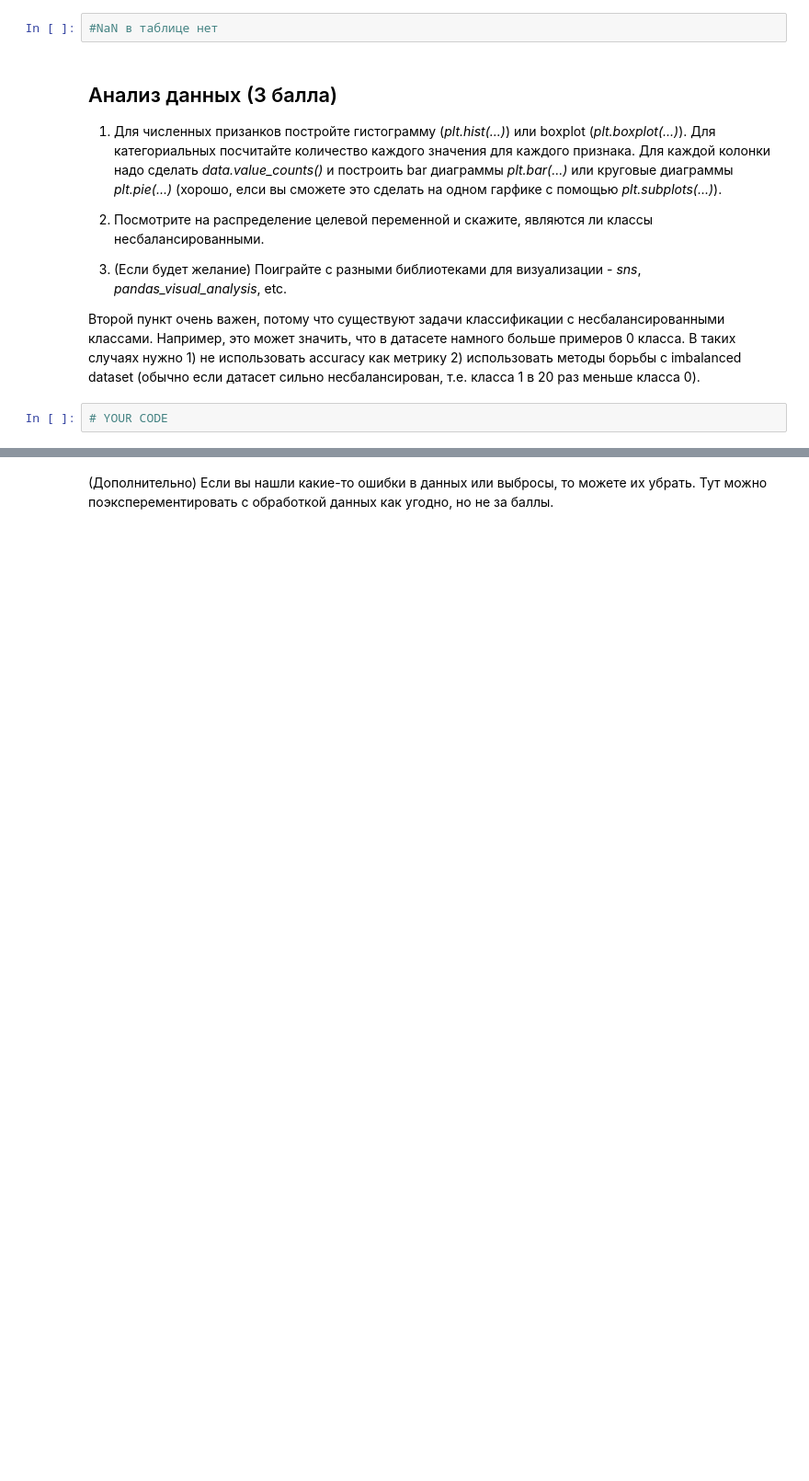
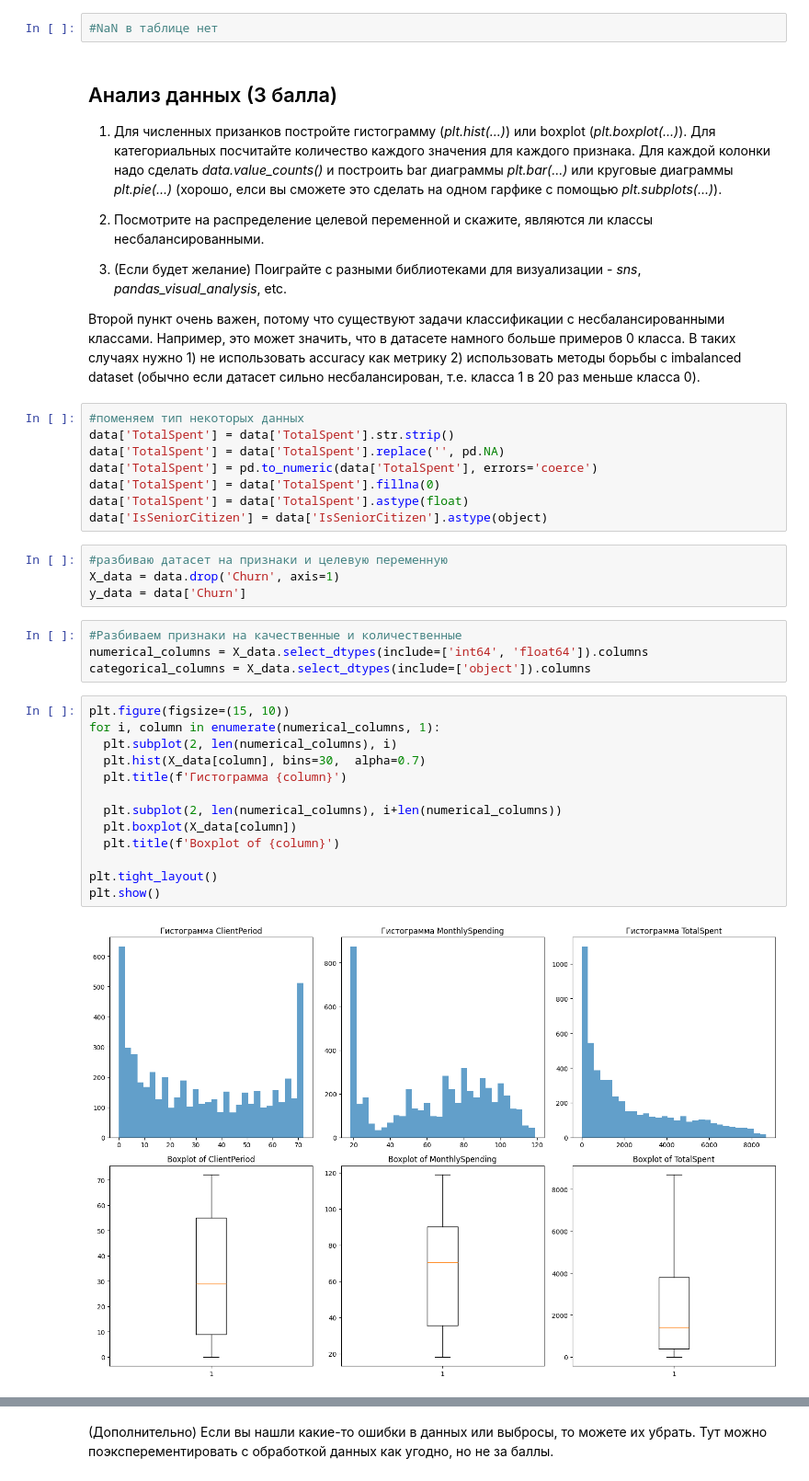
Before and after one commit to k-gorbenko/-DLS, a Jupyter notebook: week_03_composition_model_selection/Homework/hw_3_kaggle.ipynb, the cells around one changed output, grey strips where cells are left out. Shown at 92% size. Cells and saved outputs as stored; diff of their text form; blank space fills up the shorter version.

```diff
--- a/week_03_composition_model_selection/Homework/hw_3_kaggle.ipynb
+++ b/week_03_composition_model_selection/Homework/hw_3_kaggle.ipynb
@@ -213,5 +213,34 @@ dtype: int64
 3) (Если будет желание) Поиграйте с разными библиотеками для визуализации - *sns*, *pandas_visual_analysis*, etc.
 
 Второй пункт очень важен, потому что существуют задачи классификации с несбалансированными классами. Например, это может значить, что в датасете намного больше примеров 0 класса. В таких случаях нужно 1) не использовать accuracy как метрику 2) использовать методы борьбы с imbalanced dataset (обычно если датасет сильно несбалансирован, т.е. класса 1 в 20 раз меньше класса 0).
-# %%
-# YOUR CODE
+# %%
+#поменяем тип некоторых данных
+data['TotalSpent'] = data['TotalSpent'].str.strip()
+data['TotalSpent'] = data['TotalSpent'].replace('', pd.NA)
+data['TotalSpent'] = pd.to_numeric(data['TotalSpent'], errors='coerce')
+data['TotalSpent'] = data['TotalSpent'].fillna(0)
+data['TotalSpent'] = data['TotalSpent'].astype(float)
+data['IsSeniorCitizen'] = data['IsSeniorCitizen'].astype(object)
+# %%
+#разбиваю датасет на признаки и целевую переменную
+X_data = data.drop('Churn', axis=1)
+y_data = data['Churn']
+# %%
+#Разбиваем признаки на качественные и количественные
+numerical_columns = X_data.select_dtypes(include=['int64', 'float64']).columns
+categorical_columns = X_data.select_dtypes(include=['object']).columns
+# %%
+plt.figure(figsize=(15, 10))
+for i, column in enumerate(numerical_columns, 1):
+  plt.subplot(2, len(numerical_columns), i)
+  plt.hist(X_data[column], bins=30,  alpha=0.7)
+  plt.title(f'Гистограмма {column}')
+
+  plt.subplot(2, len(numerical_columns), i+len(numerical_columns))
+  plt.boxplot(X_data[column])
+  plt.title(f'Boxplot of {column}')
+
+plt.tight_layout()
+plt.show()
+# %% [output]
+[figure, added]
```
Also changed, not shown: parts of 3 cells of this notebook.
